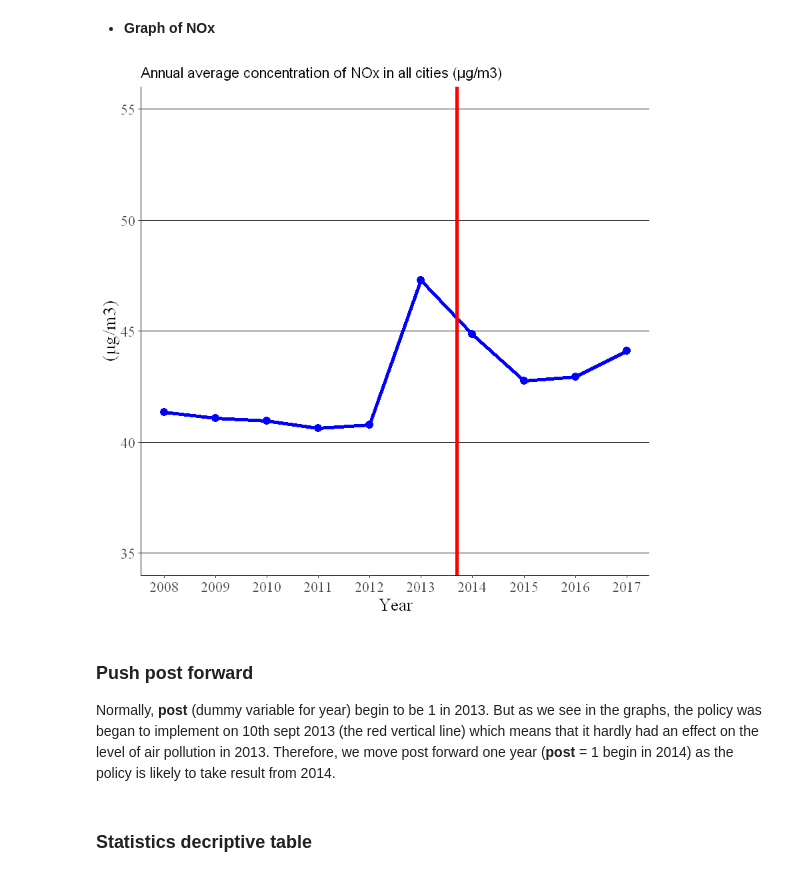
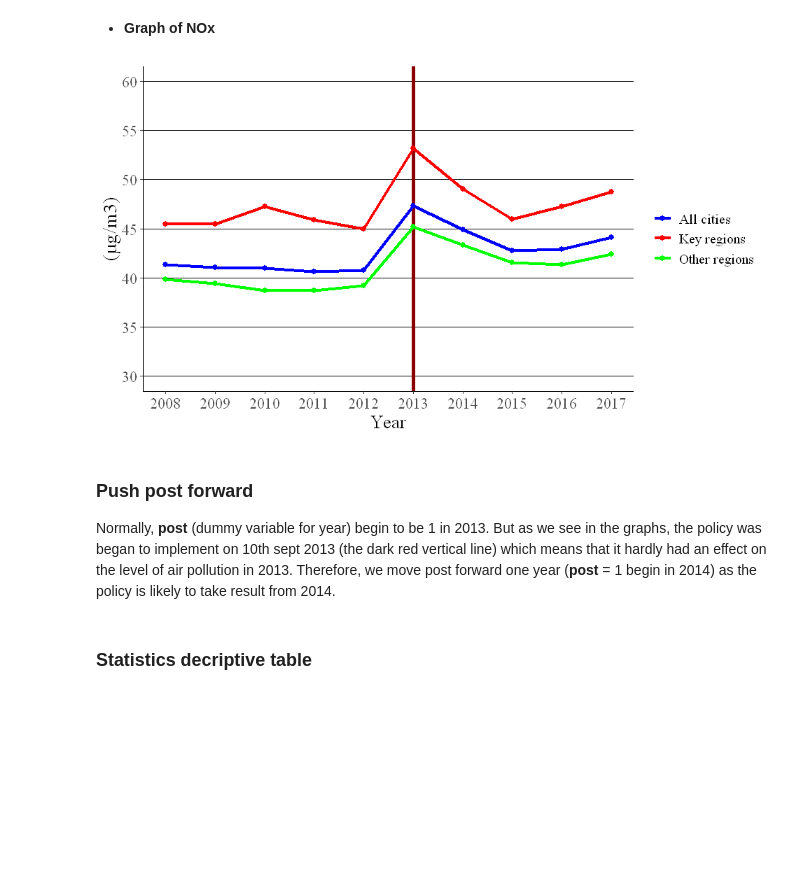
Before and after one commit to KubiaPXH/air_pollution_in_China-M1_thesis, a Jupyter notebook: Data_analysis/Memoire M1.ipynb, the cells around one changed output. Saved outputs shown, nothing was run; the diff lists cells and outputs as text; code cells hidden in the pictures; blank space fills up the shorter version.

```diff
--- a/Data_analysis/Memoire M1.ipynb
+++ b/Data_analysis/Memoire M1.ipynb
@@ -135,41 +186,57 @@ print(p_SO2)
 # %%
 mean_NOx_all <- NULL
 for (i in year) {
   subset_year <- subset(df, year == i)
   mean_NOx_all <- c(mean_NOx_all,mean(subset_year$NOx))
 }
-avg_NOx <- data.frame(year,mean_NOx_all)
-p_NOx <- ggplot(data = avg_NOx, aes(x = year)) +
-  # add title
-  ggtitle("Annual average concentration of NOx in all cities (µg/m3)") +
+mean_NOx_key <- NULL
+for (i in year) {
+  subset_year <- subset(df, year == i & key_regions == 1)
+  mean_NOx_key <- c(mean_NOx_key,mean(subset_year$NOx))
+}
+mean_NOx_nokey <- NULL
+for (i in year) {
+  subset_year <- subset(df, year == i & key_regions == 0)
+  mean_NOx_nokey <- c(mean_NOx_nokey,mean(subset_year$NOx))
+}
+mean_NOx <- data.frame(year,mean_NOx_all,mean_NOx_key,mean_NOx_nokey)
+# set width and height of the plot
+options(repr.plot.width=8, repr.plot.height=4.5)
+colors <- c("All cities" = "blue", "Key regions" = "red", "Other regions" = "green")
+p3 <- ggplot(data = mean_NOx, aes(x = year)) +
+  # draw line showing the begining of policy
+  geom_vline(xintercept = 2013, color = "darkred", size = 1.5) +
   # draw line
-  geom_line(aes(y = mean_NOx_all), color = "blue", size = 1.5) +
+  geom_line(aes(y = mean_NOx_all, color = "All cities"), size = 1.2) +
+  geom_line(aes(y = mean_NOx_key, color = "Key regions"), size = 1.2) +
+  geom_line(aes(y = mean_NOx_nokey, color = "Other regions"), size = 1.2) +
   # draw year point
-  geom_point(aes(x = year, y = mean_NOx_all), color = "blue", size = 3) +
+  geom_point(aes(x = year, y = mean_NOx_all, color = "All cities"), size = 2) +
+  geom_point(aes(x = year, y = mean_NOx_key, color = "Key regions"), size = 2) +
+  geom_point(aes(x = year, y = mean_NOx_nokey, color = "Other regions"), size = 2) +
   # scale and breaks
   scale_x_continuous(breaks = seq(2008,2017,1)) +
-  scale_y_continuous(breaks = seq(35,55,5), limits = c(35,55)) +
+  scale_y_continuous(breaks = seq(30,60,5), limits = c(30,60)) +
   # modify xlab, y lab, legend
+  scale_color_manual(values = colors) +
   labs(x = "Year",
        y = "(µg/m3)",
        color = "") +
-  # parameter graph
   theme(axis.title = element_text(size = 16, family = "serif"),
         axis.text = element_text(size = 13, family = "serif"),
         axis.line = element_line(color = "black"),
-        legend.position = "none",
+        legend.text = element_text(size = 12, family = "serif"),
+        legend.key = element_blank(),
         panel.grid.major.y = element_line(color = "black"),
         panel.grid.major.x = element_blank(),
-        panel.background = element_blank()) +
-  # draw line showing the begining of policy
-  geom_vline(xintercept = 2013.7, color = "red", size = 1.5)
-print(p_NOx)
+        panel.background = element_blank())
+print(p3)
 # %% [output]
-[figure, old version]
+[figure, new version]
 # %% [markdown]
 ### Push post forward
 
-Normally, **post** (dummy variable for year) begin to be 1 in 2013. But as we see in the graphs, the policy was began to implement on 10th sept 2013 (the red vertical line) which means that it hardly had an effect on the level of air pollution in 2013. Therefore, we move post forward one year (**post** = 1 begin in 2014) as the policy is likely to take result from 2014.
+Normally, **post** (dummy variable for year) begin to be 1 in 2013. But as we see in the graphs, the policy was began to implement on 10th sept 2013 (the dark red vertical line) which means that it hardly had an effect on the level of air pollution in 2013. Therefore, we move post forward one year (**post** = 1 begin in 2014) as the policy is likely to take result from 2014.
 # %%
 for (i in 1:nrow(df)) {
   if (df$year[i] == 2013) {
```
Also changed, not shown: parts of 30 cells of this notebook.
